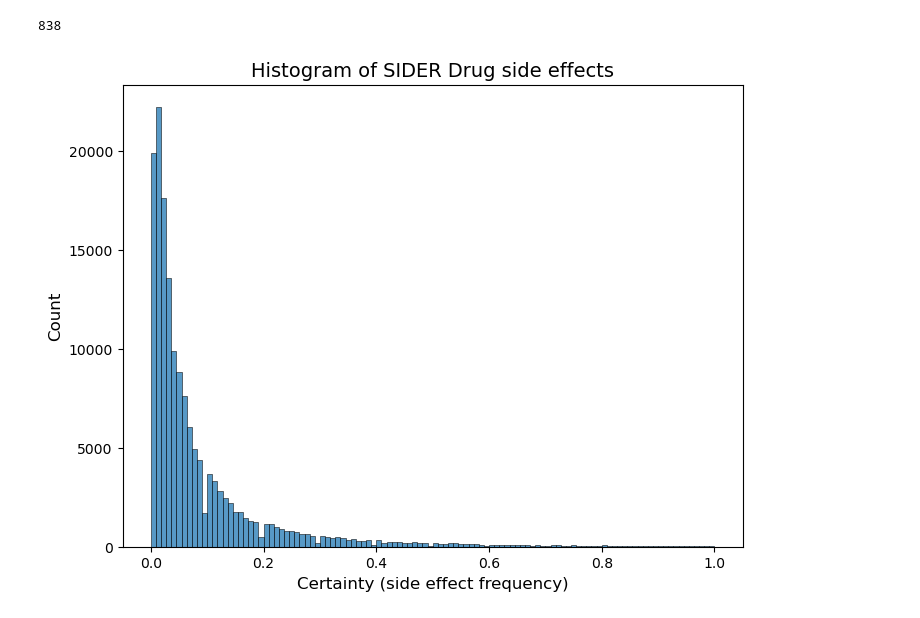
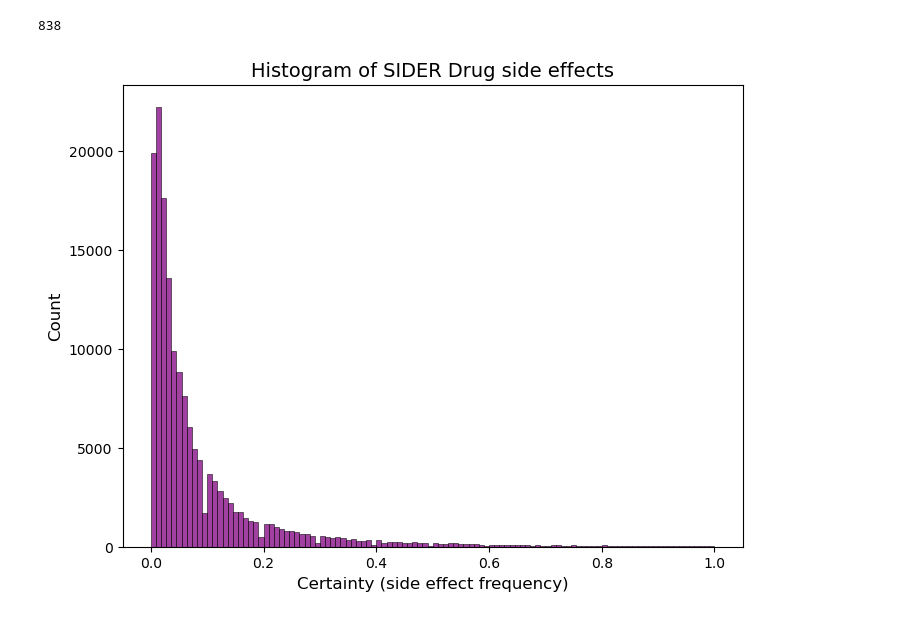
Before and after one commit to mmottaqii/KG-DrugDiscovery, a Jupyter notebook: scripts/kg_preprocessing.ipynb, the cells around one changed output. Drawn from its saved outputs; the diff is of its cells as text; code cells hidden in the pictures.

```diff
--- a/scripts/kg_preprocessing.ipynb
+++ b/scripts/kg_preprocessing.ipynb
@@ -1701,0 +1770,7 @@ df.to_csv("/home/vmottaqi/kg/PharmacoDB_drug_sensitivity_data/IC50_data/drug_cel
+# %%
+# Save the updated dictionary as a pickle file
+import pickle
+with open("/home/vmottaqi/kg/stitch/cid_dictionary_v2.pkl", "wb") as f:
+    pickle.dump(cid_dict, f)
+
+print("Dictionary updated and saved as updated_cid_dictionary.pkl")
@@ -2492,8 +2658,10 @@ df1
 | 1780566 | ZZZRUAITSXLWBH-CSYJEMQYSA-N | ZZZRUAITSXLWBH-PGBZFOFMSA-N | 1.000 |
 1780567 rows × 3 columns
 # %%
-df2 = pd.read_csv("/home/vmottaqi/kg/stitch/cpd_cpd_biotque/keys_CID_chemchecker_feb11.txt", sep='\t')
-df2
+df = pd.read_csv("/home/vmottaqi/kg/stitch/cpd_cpd_biotque/keys_CID_chemchecker_feb11.txt", sep='\t')
+df.dropna(inplace=True)
+df.drop_duplicates(inplace=True)
+df
 # %% [output]
 |  | inchikeys | cid |
 | 0 | APTZNLHMIGJTEW-UHFFFAOYSA-N | 182951.0 |
@@ -2510,0 +2679,16 @@ df2
+# %%
+import pandas as pd
+
+# Convert CIDs to string, remove '.0', and ensure 10-digit format
+df["cid"] = df["cid"].astype(str).str.split(".").str[0].apply(lambda x: x.zfill(10))
+
+# Dictionary to store the final mapping
+cid_dict = {}
+
+# Group by InChIKey and process each group
+for inchikey, group in df.groupby("inchikeys"):
+    cids = group["cid"].tolist()  # Get all CIDs associated with the InChIKey
+    key_cid = cids[0]  # Select the first CID as the key
+
+    # Store the key CID with its corresponding values
+    cid_dict[key_cid] = [inchikey] + cids  # List contains InChIKey + all CIDs
@@ -2510,0 +2701,11 @@ df2
+# %%
+import pickle
+
+# Define output file name
+output_file = "/home/vmottaqi/kg/stitch/cid_dictionary_v1.pkl"
+
+# Save the dictionary as a pickle file
+with open(output_file, "wb") as f:
+    pickle.dump(cid_dict, f)
+
+print(f"Dictionary successfully saved as {output_file}")
@@ -4307,18 +4601,18 @@ print(df["compound_flat_id"].nunique())
 # %%
 import seaborn as sns
 import matplotlib.pyplot as plt
 
 # Create histogram using seaborn
 plt.figure(figsize=(8,6))
-sns.histplot(df["frequency_percentage"], bins=110, kde=False)
+sns.histplot(df["frequency_percentage"], bins=110, kde=False, color="purple")
 
 # Labels and title
 plt.xlabel("Certainty (side effect frequency)", fontsize=12)
 plt.ylabel("Count", fontsize=12)
 plt.title("Histogram of SIDER Drug side effects", fontsize=14)
 
 # plt.savefig('/home/vmottaqi/kg/drug_data/sider_side_effects/figures/sider_side_effects_hist_Feb14.png', dpi=1200, bbox_inches="tight")
 # Show the plot
 plt.show()
 # %% [output]
-[figure, old version]
+[figure, new version]
```
Also changed, not shown: parts of 75 cells of this notebook.
